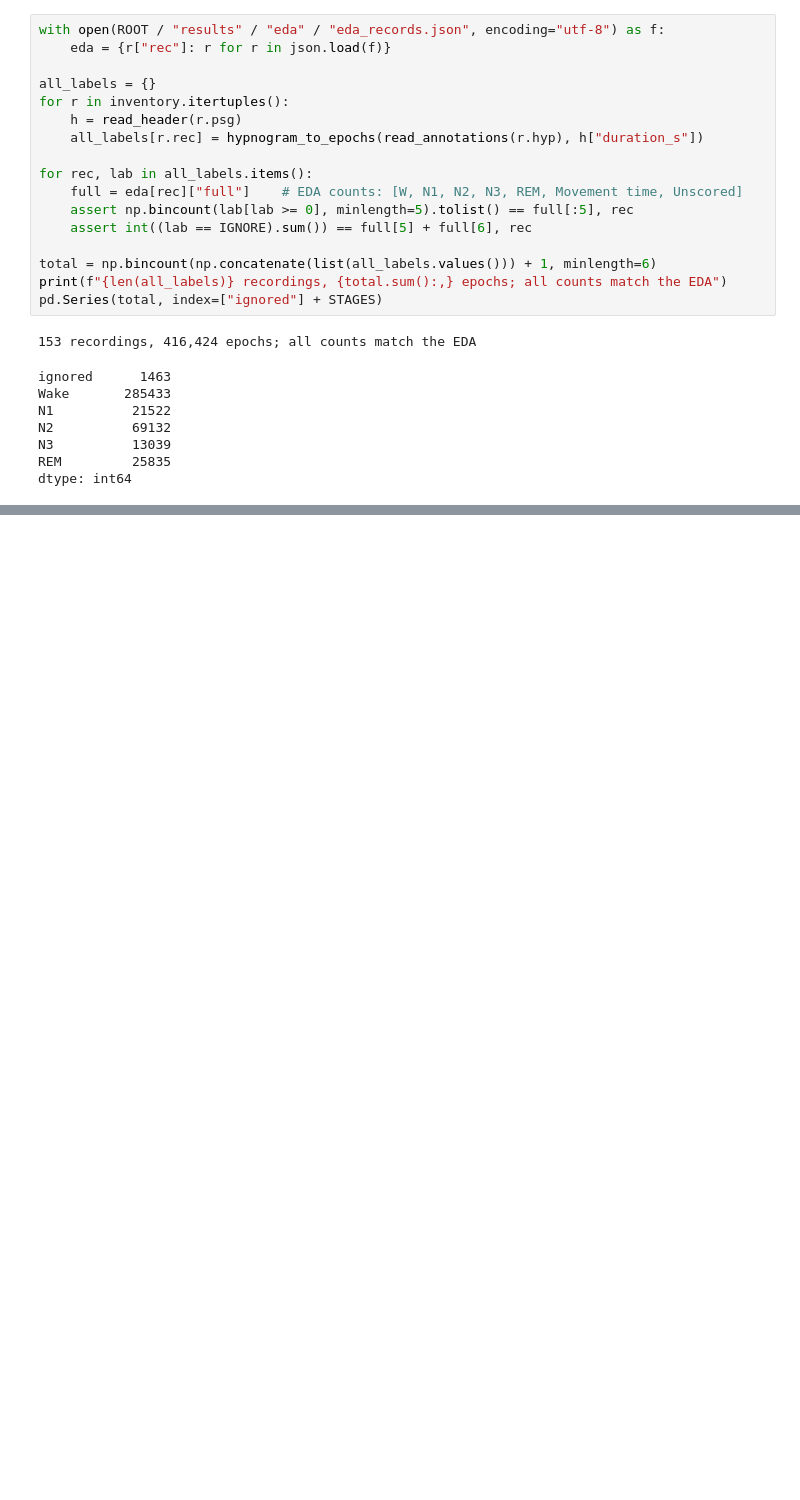
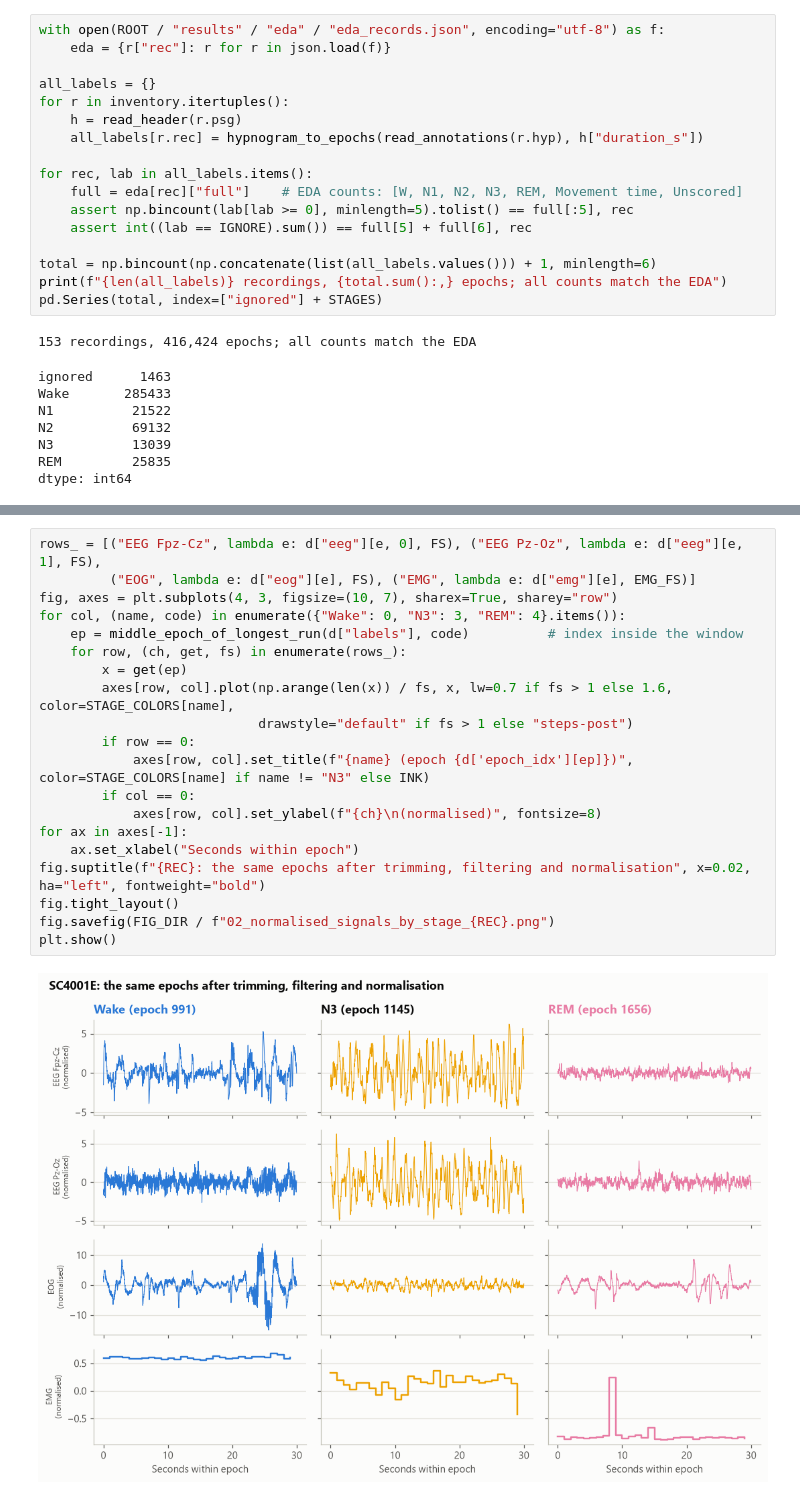
Before and after one commit to calvnvn/sleep-edfx, a Jupyter notebook: notebooks/02_preprocessing.ipynb, the cells around one changed output, grey strips where cells are left out. Drawn from its saved outputs; the diff is of its cells as text; blank space fills up the shorter version.

```diff
--- a/notebooks/02_preprocessing.ipynb
+++ b/notebooks/02_preprocessing.ipynb
@@ -225,0 +472,22 @@ dtype: int64
+# %%
+rows_ = [("EEG Fpz-Cz", lambda e: d["eeg"][e, 0], FS), ("EEG Pz-Oz", lambda e: d["eeg"][e, 1], FS),
+         ("EOG", lambda e: d["eog"][e], FS), ("EMG", lambda e: d["emg"][e], EMG_FS)]
+fig, axes = plt.subplots(4, 3, figsize=(10, 7), sharex=True, sharey="row")
+for col, (name, code) in enumerate({"Wake": 0, "N3": 3, "REM": 4}.items()):
+    ep = middle_epoch_of_longest_run(d["labels"], code)          # index inside the window
+    for row, (ch, get, fs) in enumerate(rows_):
+        x = get(ep)
+        axes[row, col].plot(np.arange(len(x)) / fs, x, lw=0.7 if fs > 1 else 1.6, color=STAGE_COLORS[name],
+                            drawstyle="default" if fs > 1 else "steps-post")
+        if row == 0:
+            axes[row, col].set_title(f"{name} (epoch {d['epoch_idx'][ep]})", color=STAGE_COLORS[name] if name != "N3" else INK)
+        if col == 0:
+            axes[row, col].set_ylabel(f"{ch}\n(normalised)", fontsize=8)
+for ax in axes[-1]:
+    ax.set_xlabel("Seconds within epoch")
+fig.suptitle(f"{REC}: the same epochs after trimming, filtering and normalisation", x=0.02, ha="left", fontweight="bold")
+fig.tight_layout()
+fig.savefig(FIG_DIR / f"02_normalised_signals_by_stage_{REC}.png")
+plt.show()
+# %% [output]
+[figure, added]
```
Also changed, not shown: parts of 15 cells of this notebook, 8 other files.
